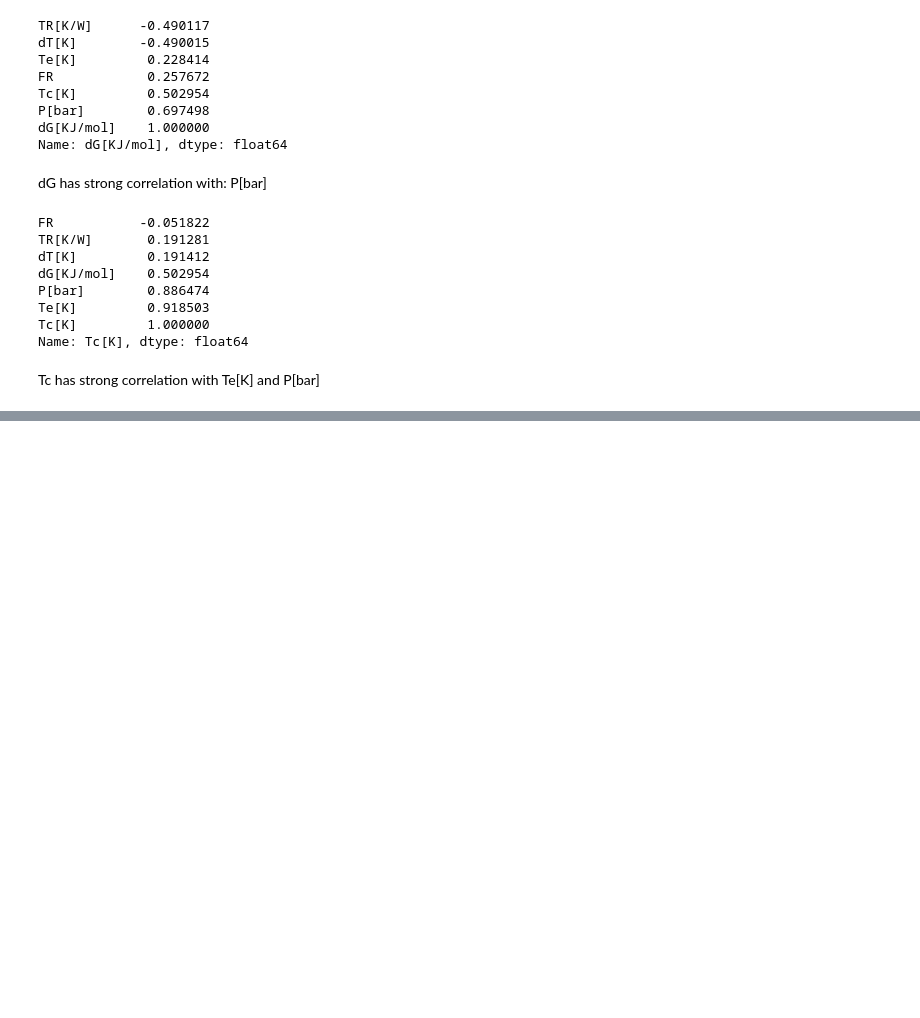
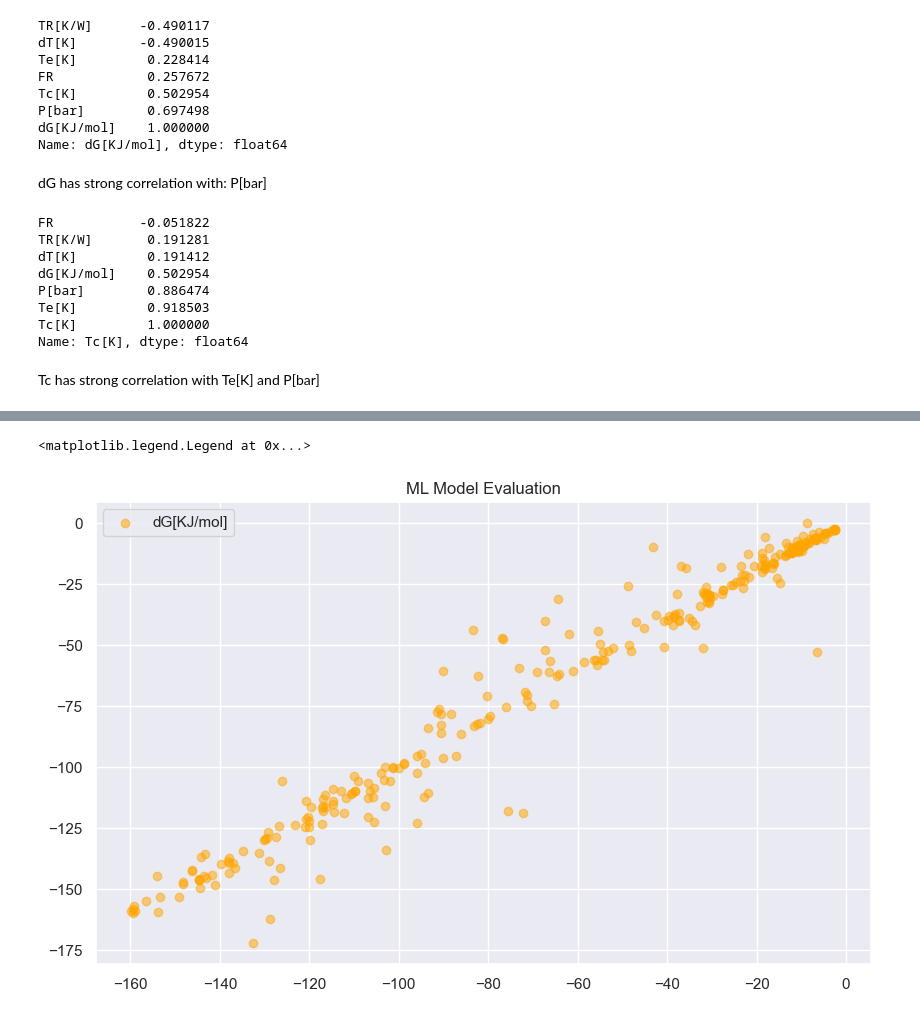
Before and after one commit to nirmalparmarphd/PulseHeatPipe, a Jupyter notebook: ml_solution_php.ipynb, the cells around one changed output, grey strips where cells are left out. Drawn from its saved outputs; the diff is of its cells as text; code cells hidden in the pictures; blank space fills up the shorter version.

```diff
--- a/ml_solution_php.ipynb
+++ b/ml_solution_php.ipynb
@@ -141,0 +247,9 @@ x_train, x_test, y_train, y_test = ml.data_split(df_sd)
+# %%
+# plot prediction and targets
+plt.figure(figsize=(10,6))
+plt.scatter(prediction['dG[KJ/mol]'], y_test['dG[KJ/mol]'],c='orange', alpha=0.5, label='dG[KJ/mol]')
+plt.title('ML Model Evaluation')
+plt.legend()
+# %% [output]
+<matplotlib.legend.Legend at 0x...>
+[figure, added]
```
Also changed, not shown: parts of 19 cells of this notebook, 10 other files.
